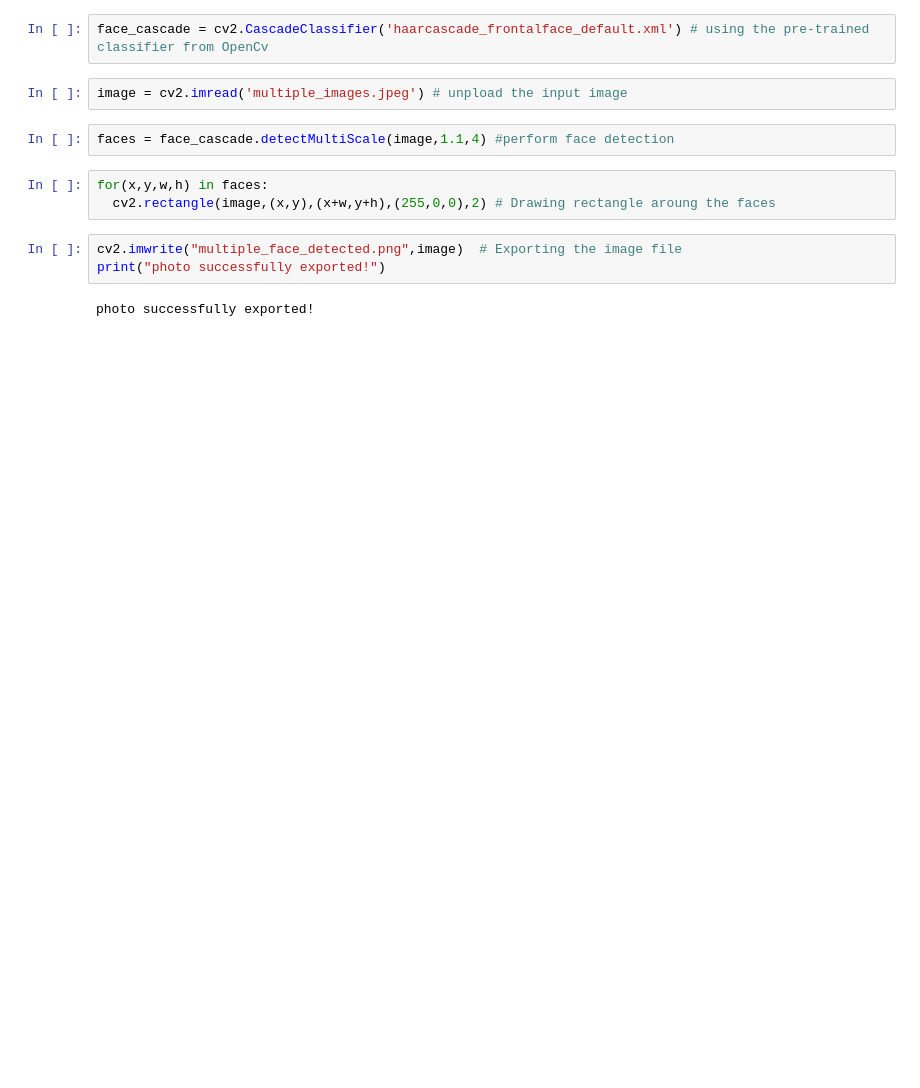
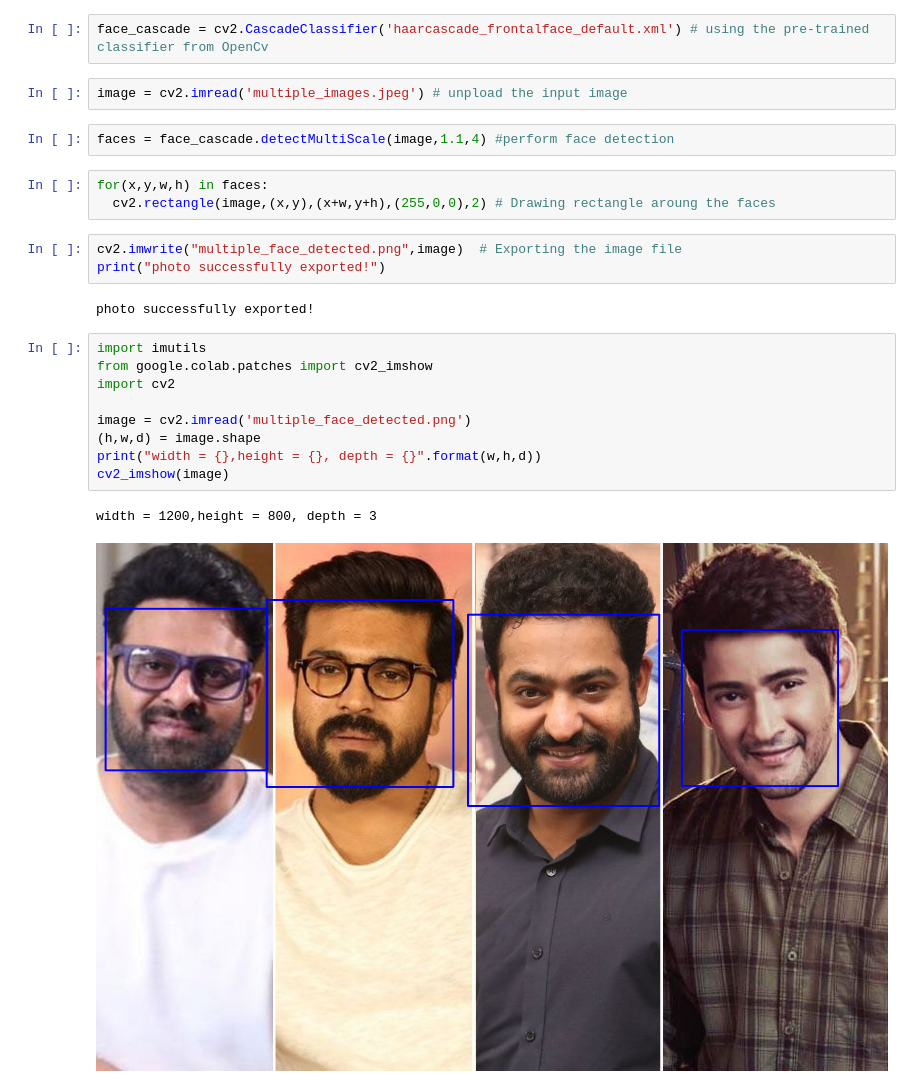
Before and after one commit to santhosh1728/OpenCv, a Jupyter notebook: face_detection(open_cv).ipynb, the cells around one changed output. Cells and saved outputs as stored; diff of their text form; blank space fills up the shorter version.

```diff
--- a/face_detection(open_cv).ipynb
+++ b/face_detection(open_cv).ipynb
@@ -16,3 +16,15 @@ cv2.imwrite("multiple_face_detected.png",image)  # Exporting the image file
 print("photo successfully exported!")
 # %% [output]
 photo successfully exported!
+# %%
+import imutils
+from google.colab.patches import cv2_imshow
+import cv2
+
+image = cv2.imread('multiple_face_detected.png')
+(h,w,d) = image.shape
+print("width = {},height = {}, depth = {}".format(w,h,d))
+cv2_imshow(image)
+# %% [output]
+width = 1200,height = 800, depth = 3
+[figure, added]
```
